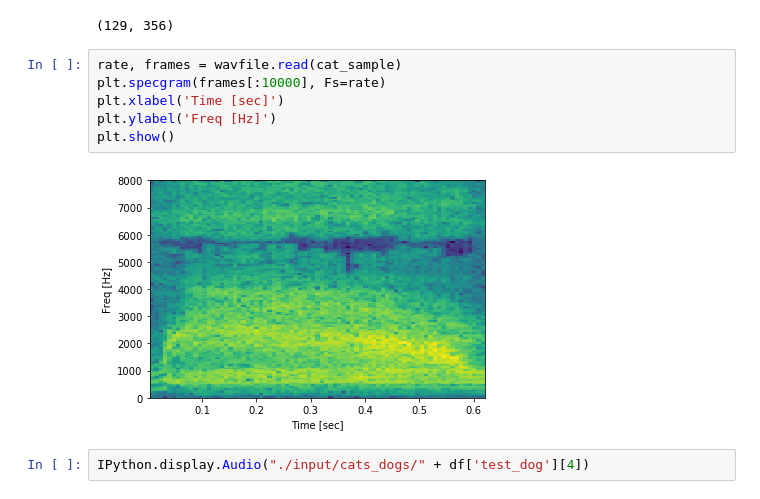
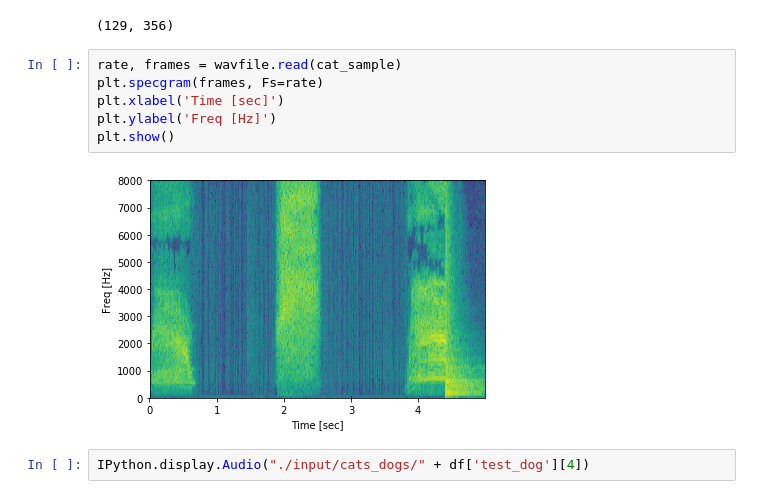
Before and after one commit to jonmak123/Kaggle-Stuff, a Jupyter notebook: Audio Cats Dogs/cat_dog_audio.ipynb, the cells around one changed output. Drawn from its saved outputs; the diff is of its cells as text.

```diff
--- a/Audio Cats Dogs/cat_dog_audio.ipynb
+++ b/Audio Cats Dogs/cat_dog_audio.ipynb
@@ -76,12 +72,12 @@ spectogram.shape
 (129, 356)
 # %%
 rate, frames = wavfile.read(cat_sample)
-plt.specgram(frames[:10000], Fs=rate)
+plt.specgram(frames, Fs=rate)
 plt.xlabel('Time [sec]')
 plt.ylabel('Freq [Hz]')
 plt.show()
 # %% [output]
-[figure, old version]
+[figure, new version]
 # %%
 IPython.display.Audio("./input/cats_dogs/" + df['test_dog'][4])
 # %% [output]
```
Also changed, not shown: parts of 2 cells of this notebook, 15 other files.
